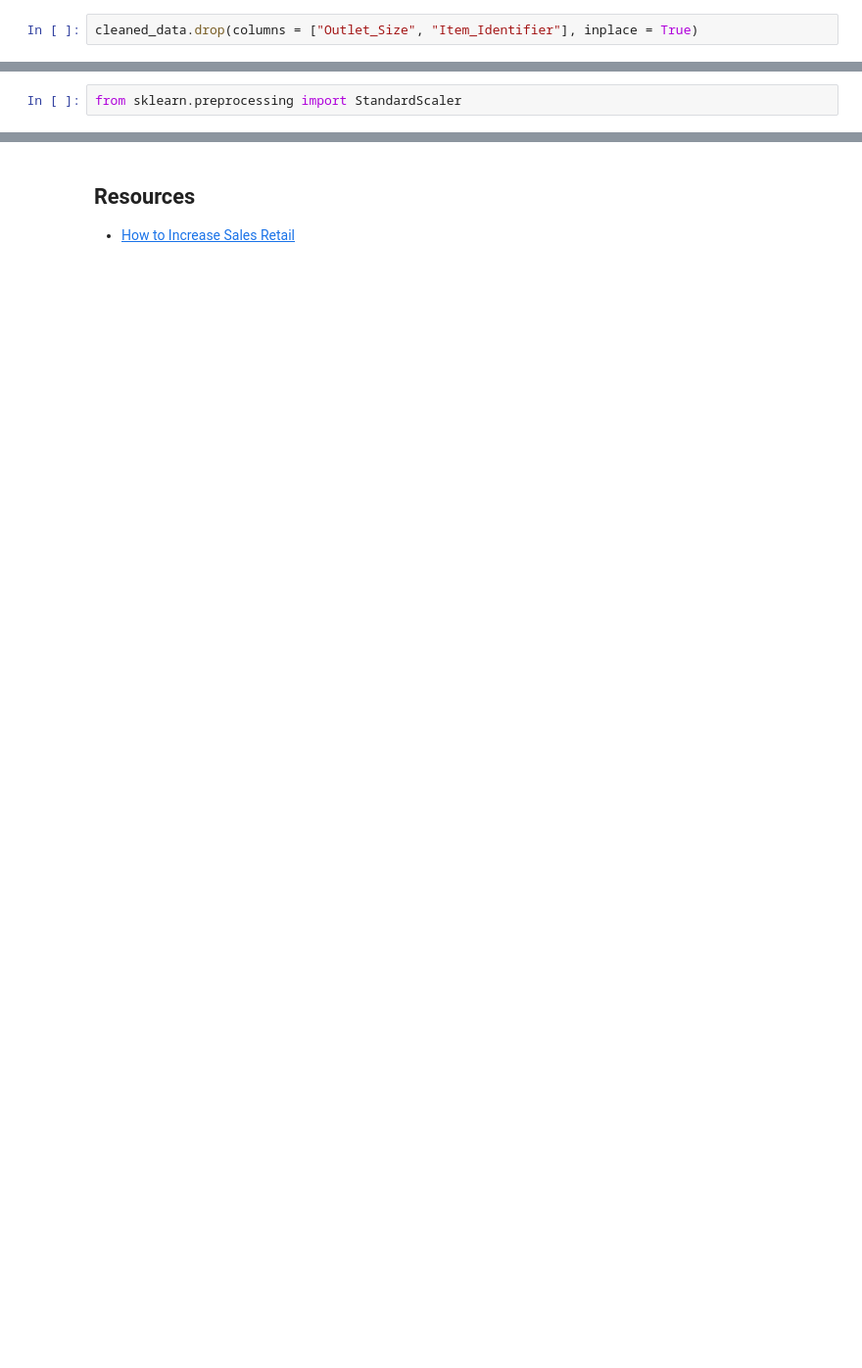
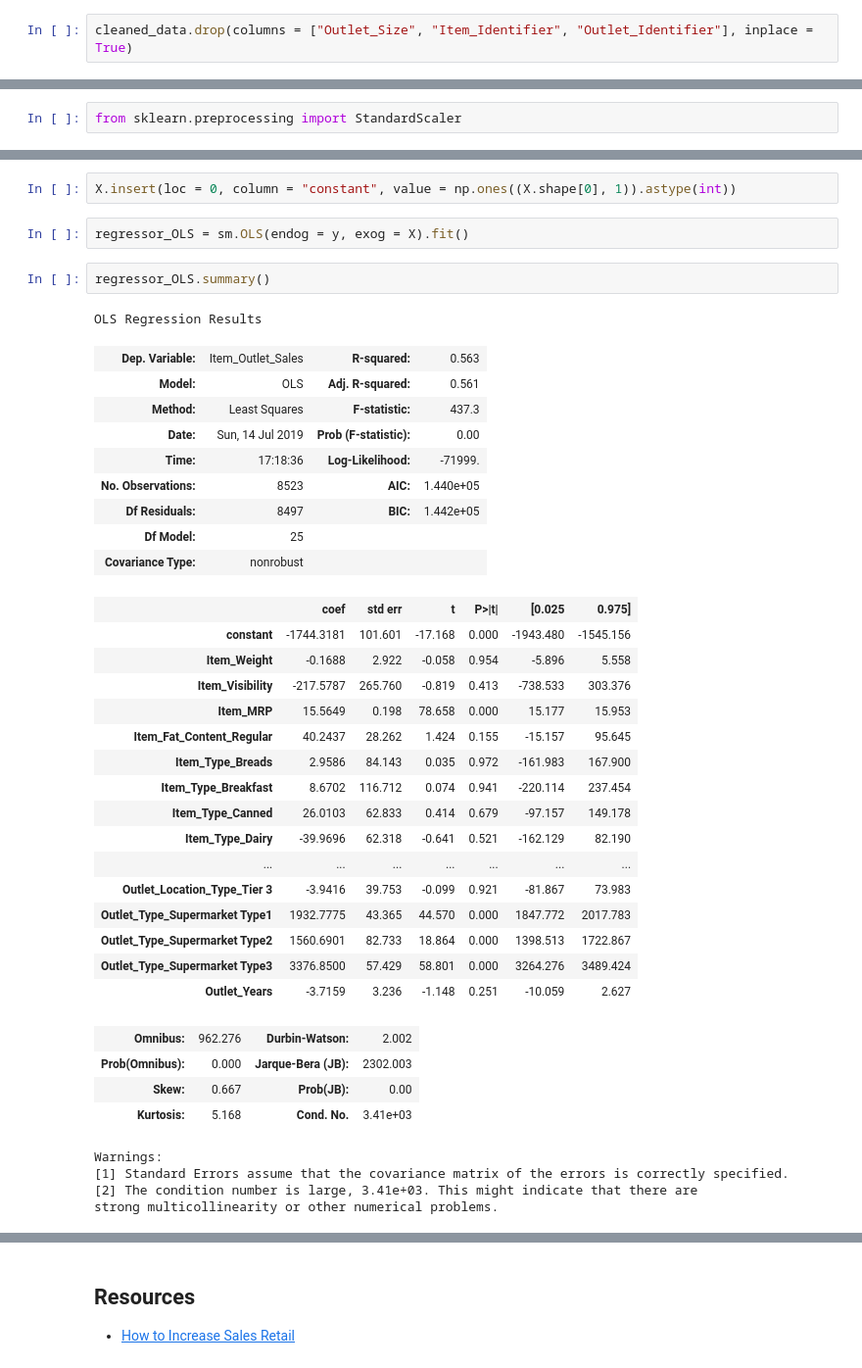
Before and after one commit to Ventsislav-Yordanov/Bigmart-Sales-Predictions, a Jupyter notebook: Bigmart Sales Predictions.ipynb, the cells around one changed output, grey strips where cells are left out. Shown: that part at 98% size. Saved outputs shown, nothing was run; the diff lists cells and outputs as text; blank space fills up the shorter version.

```diff
--- a/Bigmart Sales Predictions.ipynb
+++ b/Bigmart Sales Predictions.ipynb
@@ -584,7 +584,7 @@ We're removing the **Outlet_Size** column, because this column has missing value
 # %%
 cleaned_data = data.copy()
 # %%
-cleaned_data.drop(columns = ["Outlet_Size", "Item_Identifier"], inplace = True)
+cleaned_data.drop(columns = ["Outlet_Size", "Item_Identifier", "Outlet_Identifier"], inplace = True)
 # %%
 cleaned_data = pd.get_dummies(cleaned_data, drop_first = True)
 cleaned_data.head()
@@ -668,0 +682,41 @@ predictions = regressor.predict(X_test)
+# %%
+X.insert(loc = 0, column = "constant", value = np.ones((X.shape[0], 1)).astype(int))
+# %%
+regressor_OLS = sm.OLS(endog = y, exog = X).fit()
+# %%
+regressor_OLS.summary()
+# %% [output]
+OLS Regression Results
+| Dep. Variable: | Item_Outlet_Sales | R-squared: | 0.563 |
+| Model: | OLS | Adj. R-squared: | 0.561 |
+| Method: | Least Squares | F-statistic: | 437.3 |
+| Date: | Sun, 14 Jul 2019 | Prob (F-statistic): | 0.00 |
+| Time: | 17:18:36 | Log-Likelihood: | -71999. |
+| No. Observations: | 8523 | AIC: | 1.440e+05 |
+| Df Residuals: | 8497 | BIC: | 1.442e+05 |
+| Df Model: | 25 |  |  |
+| Covariance Type: | nonrobust |  |  |
+|  | coef | std err | t | P>|t| | [0.025 | 0.975] |
+| constant | -1744.3181 | 101.601 | -17.168 | 0.000 | -1943.480 | -1545.156 |
+| Item_Weight | -0.1688 | 2.922 | -0.058 | 0.954 | -5.896 | 5.558 |
+| Item_Visibility | -217.5787 | 265.760 | -0.819 | 0.413 | -738.533 | 303.376 |
+| Item_MRP | 15.5649 | 0.198 | 78.658 | 0.000 | 15.177 | 15.953 |
+| Item_Fat_Content_Regular | 40.2437 | 28.262 | 1.424 | 0.155 | -15.157 | 95.645 |
+| Item_Type_Breads | 2.9586 | 84.143 | 0.035 | 0.972 | -161.983 | 167.900 |
+| Item_Type_Breakfast | 8.6702 | 116.712 | 0.074 | 0.941 | -220.114 | 237.454 |
+| Item_Type_Canned | 26.0103 | 62.833 | 0.414 | 0.679 | -97.157 | 149.178 |
+| Item_Type_Dairy | -39.9696 | 62.318 | -0.641 | 0.521 | -162.129 | 82.190 |
+| ... | ... | ... | ... | ... | ... | ... |
+| Outlet_Location_Type_Tier 3 | -3.9416 | 39.753 | -0.099 | 0.921 | -81.867 | 73.983 |
+| Outlet_Type_Supermarket Type1 | 1932.7775 | 43.365 | 44.570 | 0.000 | 1847.772 | 2017.783 |
+| Outlet_Type_Supermarket Type2 | 1560.6901 | 82.733 | 18.864 | 0.000 | 1398.513 | 1722.867 |
+| Outlet_Type_Supermarket Type3 | 3376.8500 | 57.429 | 58.801 | 0.000 | 3264.276 | 3489.424 |
+| Outlet_Years | -3.7159 | 3.236 | -1.148 | 0.251 | -10.059 | 2.627 |
+| Omnibus: | 962.276 | Durbin-Watson: | 2.002 |
+| Prob(Omnibus): | 0.000 | Jarque-Bera (JB): | 2302.003 |
+| Skew: | 0.667 | Prob(JB): | 0.00 |
+| Kurtosis: | 5.168 | Cond. No. | 3.41e+03 |
+Warnings:
+[1] Standard Errors assume that the covariance matrix of the errors is correctly specified.
+[2] The condition number is large, 3.41e+03. This might indicate that there are
+strong multicollinearity or other numerical problems.
```
Also changed, not shown: parts of 35 cells of this notebook.
